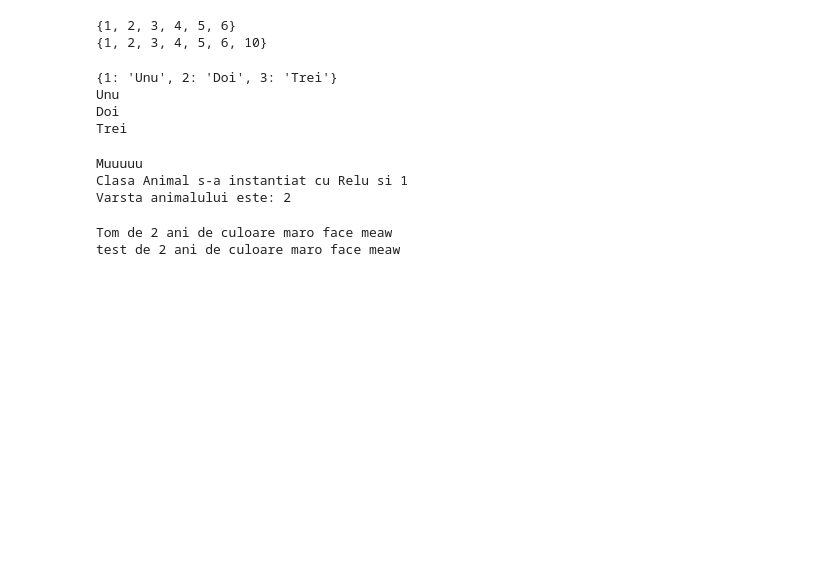
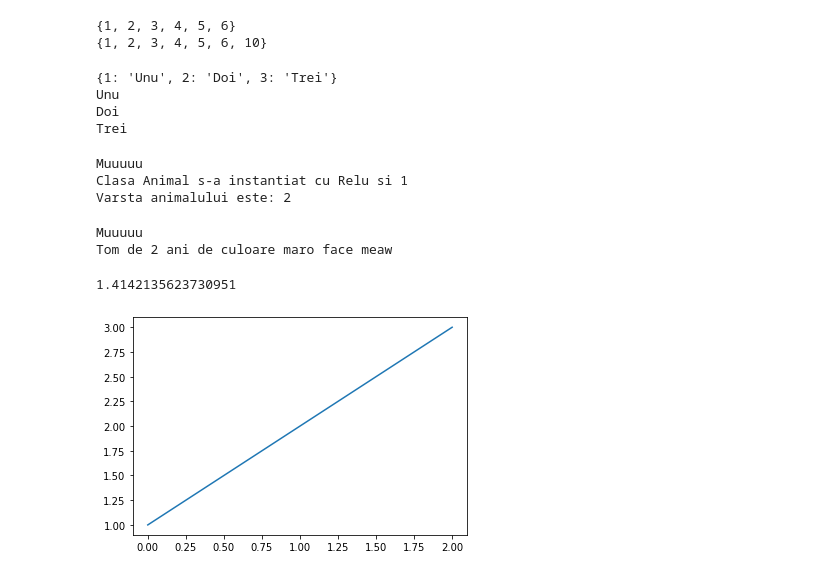
Before and after one commit to MariusValentinDirvareanu/Python101, a Jupyter notebook: Python101.ipynb, the cells around one changed output. Cells and saved outputs as stored; diff of their text form; code cells hidden in the pictures; blank space fills up the shorter version.

```diff
--- a/Python101.ipynb
+++ b/Python101.ipynb
@@ -189,14 +194,30 @@ class Cat(Animal):
         self.varsta=varsta
         self.culoare=culoare
 
+    #@classmethod
     def meaw(self):
         print(f"{self.nume} de {self.varsta} ani de culoare {self.culoare} face meaw")
 
+    @classmethod
     def sunetAnimal(self):
         print("Meaw")
 
 pisica=Cat("Tom",2,"maro")
+pisica.sunetAnimal()
 pisica.meaw()
 # %% [output]
+Muuuuu
 Tom de 2 ani de culoare maro face meaw
-test de 2 ani de culoare maro face meaw
+# %%
+import numpy as np
+np.sqrt(2)
+# %% [output]
+1.4142135623730951
+# %%
+import matplotlib.pyplot as plt
+x=[1,2,3]
+plt.plot(x)
+plt.show()
+plt.close()
+# %% [output]
+[figure, added]
```
Also changed, not shown: parts of 7 cells of this notebook, 2 other files.
